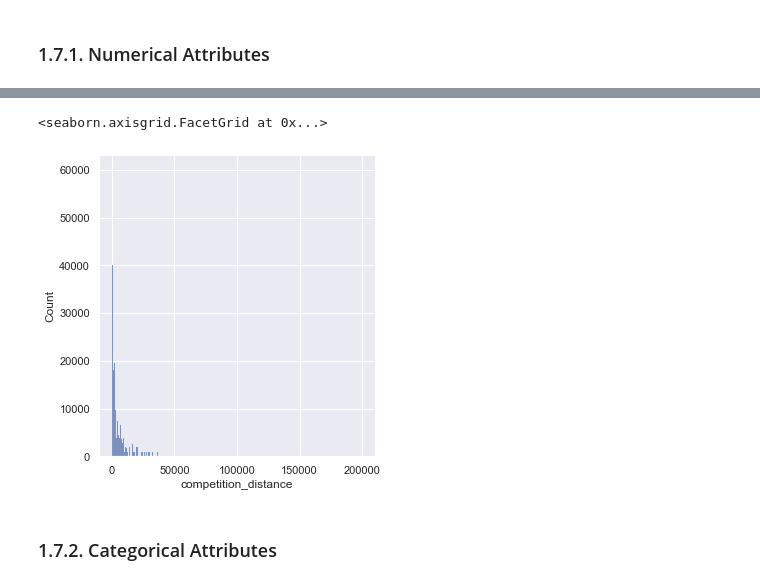
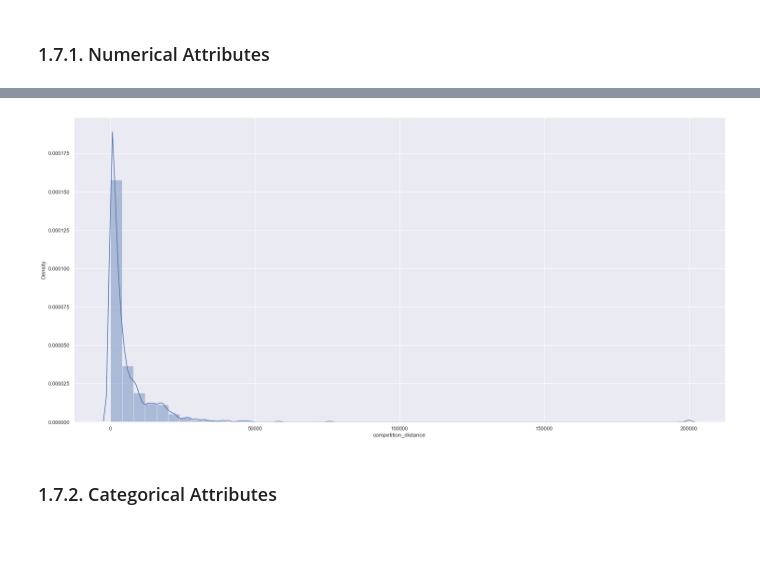
Before and after one commit to daSpinelli/Rossmann-Sales-Prediction, a Jupyter notebook: rossmann_sales_predict/notebooks/m10_v01_store_sales_prediction.ipynb, the cells around one changed output, grey strips where cells are left out. Saved outputs shown, nothing was run; the diff lists cells and outputs as text; code cells hidden in the pictures; blank space fills up the shorter version.

```diff
--- a/rossmann_sales_predict/notebooks/m10_v01_store_sales_prediction.ipynb
+++ b/rossmann_sales_predict/notebooks/m10_v01_store_sales_prediction.ipynb
@@ -128,9 +129,9 @@ Populating the interactive namespace from numpy and matplotlib
 # %% [markdown]
 ## 0.2. Data Loading
 # %%
-file_sales = '../data/train.csv'
-file_store = '../data/store.csv'
-file_test = '../data/test.csv'
+file_sales = '../data/raw/train.csv'
+file_store = '../data/raw/store.csv'
+file_test = '../data/raw/test.csv'
 # %%
 df_sales_raw = pd.read_csv(file_sales, low_memory=False)
 df_store_raw = pd.read_csv(file_store, low_memory=False)
@@ -407,10 +408,9 @@ m
 | 12 | promo2_since_year | 2009.0 | 2015.0 | 6.0 | 2012.793297 | 2013.0 | 1.662657 | -0.784436 | -0.210075 |
 | 13 | is_promo | 0.0 | 1.0 | 1.0 | 0.165966 | 0.0 | 0.372050 | 1.795644 | 1.224338 |
 # %%
-sns.displot(df1['competition_distance'])
+sns.distplot(df1['competition_distance']);
 # %% [output]
-<seaborn.axisgrid.FacetGrid at 0x...>
-[figure, old version]
+[figure, new version]
 # %% [markdown]
 ### 1.7.2. Categorical Attributes
 # %%
```
Also changed, not shown: parts of 19 cells of this notebook, 24 other files.
